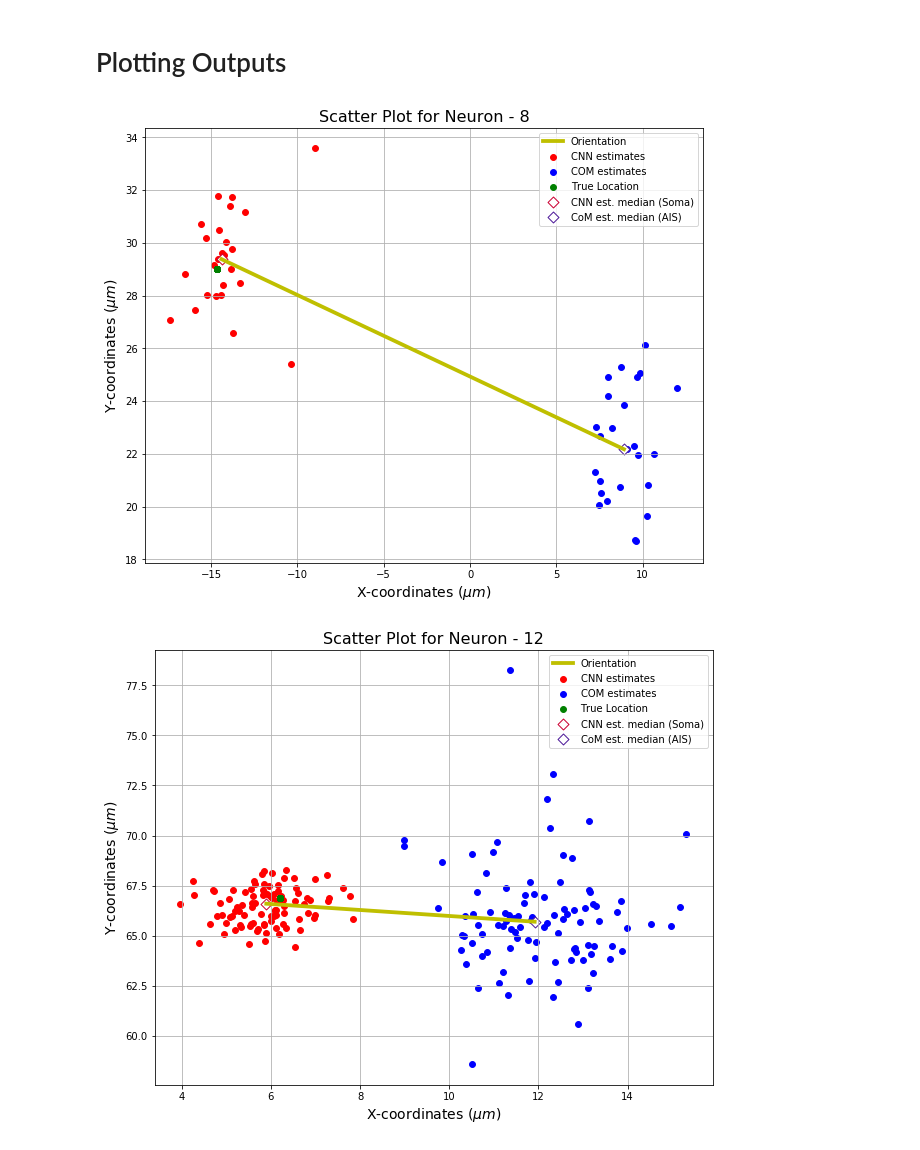
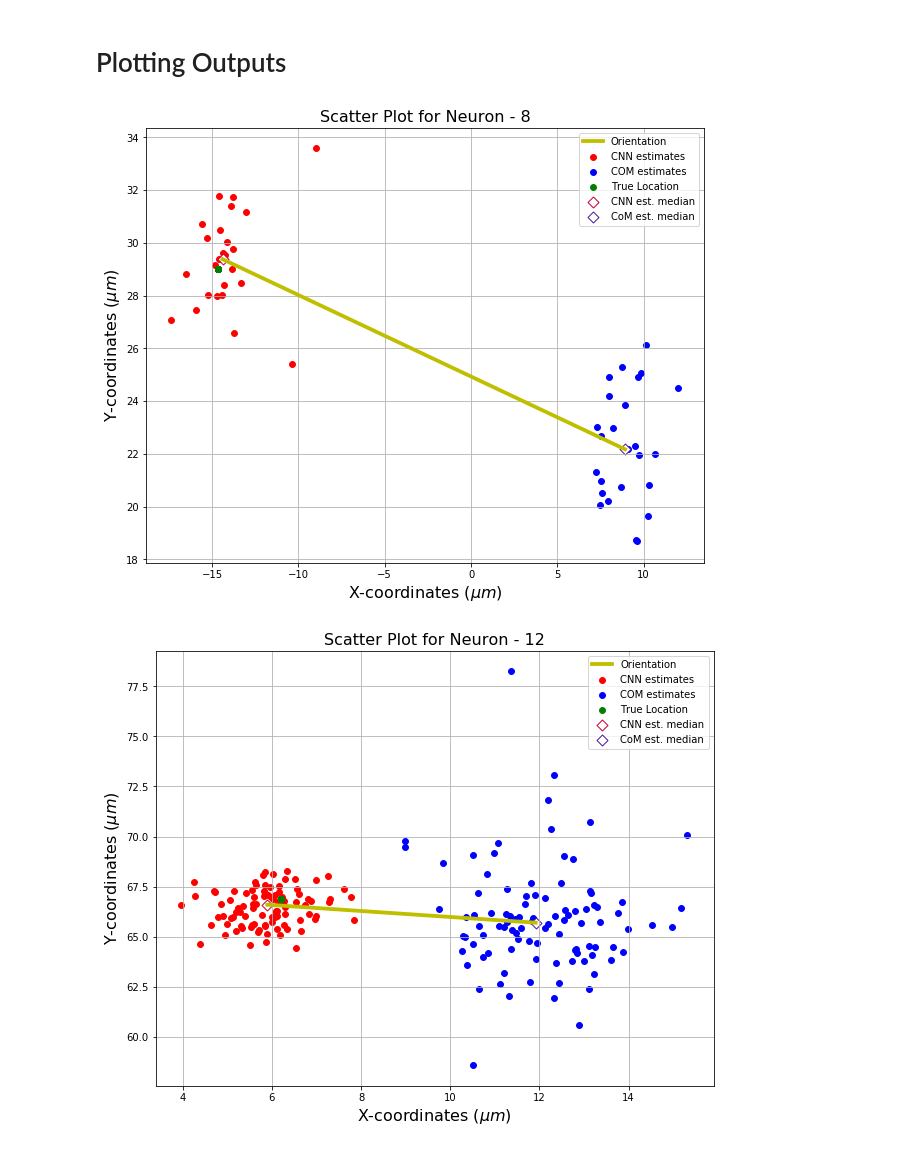
Before and after one commit to psambit9791/SpikeSort, a Jupyter notebook: Generating the Dataset for CNN.ipynb, the cells around one changed output. Saved outputs shown, nothing was run; the diff lists cells and outputs as text; code cells hidden in the pictures.

```diff
--- a/Generating the Dataset for CNN.ipynb
+++ b/Generating the Dataset for CNN.ipynb
@@ -384,6 +384,7 @@ COM:  [ 30.377 287.02 ] [12.59309593  2.40858844]
 # %% [markdown]
 # Plotting Outputs
 # %%
+# remove the plt.plot lineif you do not want to see orientations
 for looper in [8, 12, 27, 43, 28, 53]:
     cnn_loc = []
     com_loc = []
@@ -392,37 +393,37 @@ for looper in [8, 12, 27, 43, 28, 53]:
     for i, val in enumerate(updated_neuron_channels[looper]):
         for j, index in enumerate(list_times_ch_test):
             if val == index:
                 com_loc.append(location[val])
                 cnn_loc.append(out[j])
                 true_loc.append(new_location[val])
     cnn_loc = np.array(cnn_loc)
     com_loc = np.array(com_loc)
     true_loc = np.array(true_loc)
     #print(cnn_loc)
     #print(com_loc)
 
     #print("True Location: ", true_loc[0, :])
     #print("CNN: ", np.median(cnn_loc, axis=0), np.var(cnn_loc, axis=0))
     #print("COM: ", np.median(com_loc, axis=0), np.var(com_loc, axis=0))
     cnn_median = np.median(cnn_loc, axis=0)
     com_median = np.median(com_loc, axis=0)
 
     fig = plt.figure(figsize=(10,8))
     plt.scatter(cnn_loc[:, 0], cnn_loc[:, 1], c = 'r', s=35, label='CNN estimates')
     plt.scatter(com_loc[:, 0], com_loc[:, 1], c = 'b', s=35, label='COM estimates')
     plt.scatter(true_loc[:, 0], true_loc[:, 1], c = 'g', s=35, label='True Location')
-    plt.scatter(cnn_median[0], cnn_median[1], facecolors='white', edgecolors=(0.8, 0, 0.2), s=60, marker="D", label='CNN est. median (Soma)')
-    plt.scatter(com_median[0], com_median[1], facecolors='white', edgecolors=(0.3, 0.1, 0.6), s=60, marker="D", label='CoM est. median (AIS)')
+    plt.scatter(cnn_median[0], cnn_median[1], facecolors='white', edgecolors=(0.8, 0, 0.2), s=60, marker="D", label='CNN est. median')
+    plt.scatter(com_median[0], com_median[1], facecolors='white', edgecolors=(0.3, 0.1, 0.6), s=60, marker="D", label='CoM est. median')
     plt.plot([cnn_median[0], com_median[0]], [cnn_median[1], com_median[1]], 'y', label='Orientation',  linewidth=3.8)
-    plt.xlabel(u'X-coordinates (${\mu}m$)', fontsize=14)
-    plt.ylabel(u'Y-coordinates (${\mu}m$)', fontsize=14)
+    plt.xlabel(u'X-coordinates (${\mu}m$)', fontsize=16)
+    plt.ylabel(u'Y-coordinates (${\mu}m$)', fontsize=16)
     plt.legend()
     plt.title('Scatter Plot for Neuron - '+str(looper), fontsize=16)
     plt.grid()
     plt.show()
     #print(np.median(cnn_loc, axis=0), np.median(com_loc, axis=0))
 
-    #fig.savefig("neuron_loc_"+str(looper)+".png", bbox_inches='tight')
+    fig.savefig("neuron_loc_"+str(looper)+".png", bbox_inches='tight')
 # %% [output]
-[figure, old version]
+[figure, new version]
-[figure, old version]
+[figure, new version]
```
Also changed, not shown: parts of 1 cell of this notebook, 12 other files.
